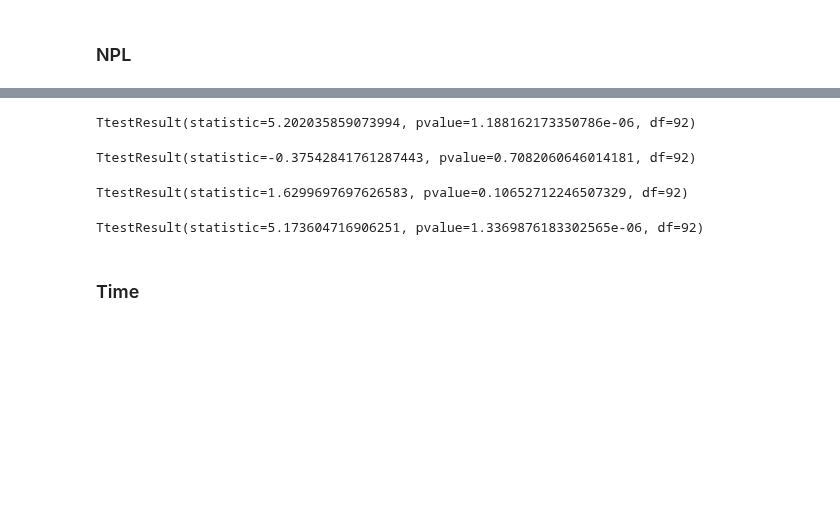
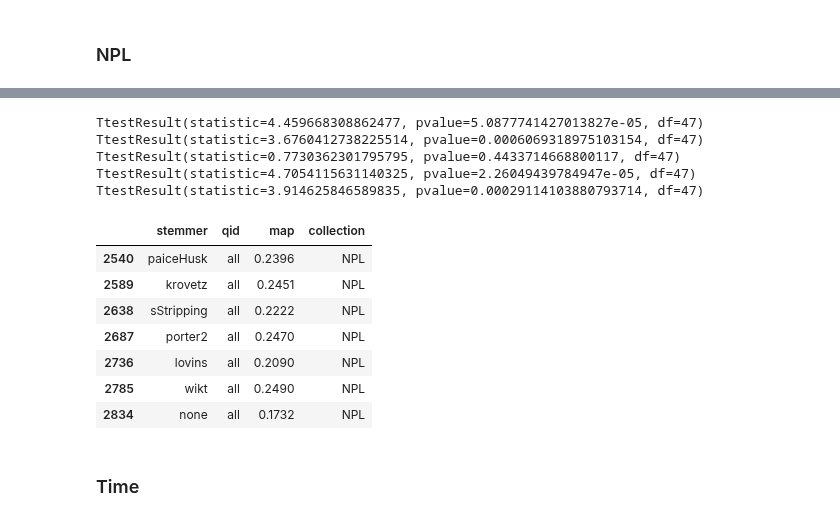
Before and after one commit to Axiomatic314/Stemming, a Jupyter notebook: preTrec/preTrec.ipynb, the cells around one changed output, grey strips where cells are left out. Drawn from its saved outputs; the diff is of its cells as text; code cells hidden in the pictures; blank space fills up the shorter version.

```diff
--- a/preTrec/preTrec.ipynb
+++ b/preTrec/preTrec.ipynb
@@ -247,30 +317,38 @@ TtestResult(statistic=4.975075546162294, pvalue=3.020791280254699e-06, df=92)
-# %%
-#t-test between porter2 and none (best and worst)
-p = data[data["stemmer"] == "porter2"].loc[:,"map"].tolist()
-n = data[data["stemmer"] == "none"].loc[:,"map"].tolist()
-print(f"{stats.ttest_rel(p,n)}")
-# %% [output]
-TtestResult(statistic=5.202035859073994, pvalue=1.188162173350786e-06, df=92)
-# %%
-#t-test between wikt and porter2
-w = data[data["stemmer"] == "wikt"].loc[:,"map"].tolist()
-p = data[data["stemmer"] == "porter2"].loc[:,"map"].tolist()
-print(f"{stats.ttest_rel(w,p)}")
-# %% [output]
-TtestResult(statistic=-0.37542841761287443, pvalue=0.7082060646014181, df=92)
-# %%
-#t-test between porter2 and sStripping (best and lowest stemmer)
-p = data[data["stemmer"] == "porter2"].loc[:,"map"].tolist()
-s = data[data["stemmer"] == "sStripping"].loc[:,"map"].tolist()
-print(f"{stats.ttest_rel(p,s)}")
-# %% [output]
-TtestResult(statistic=1.6299697697626583, pvalue=0.10652712246507329, df=92)
-# %%
-#t-test between sStripping and none (lowest stemmer and none)
-s = data[data["stemmer"] == "sStripping"].loc[:,"map"].tolist()
-n = data[data["stemmer"] == "none"].loc[:,"map"].tolist()
-print(f"{stats.ttest_rel(s,n)}")
-# %% [output]
-TtestResult(statistic=5.173604716906251, pvalue=1.3369876183302565e-06, df=92)
+# %%
+target_data = data[data["collection"] == "NPL"]
+
+s = target_data[target_data["stemmer"] == "porter2"].loc[:,"map"].tolist()
+n = target_data[target_data["stemmer"] == "none"].loc[:,"map"].tolist()
+print(f"{stats.ttest_rel(s,n)}")
+s = target_data[target_data["stemmer"] == "paiceHusk"].loc[:,"map"].tolist()
+n = target_data[target_data["stemmer"] == "none"].loc[:,"map"].tolist()
+print(f"{stats.ttest_rel(s,n)}")
+s = target_data[target_data["stemmer"] == "porter2"].loc[:,"map"].tolist()
+n = target_data[target_data["stemmer"] == "paiceHusk"].loc[:,"map"].tolist()
+print(f"{stats.ttest_rel(s,n)}")
+s = target_data[target_data["stemmer"] == "wikt"].loc[:,"map"].tolist()
+n = target_data[target_data["stemmer"] == "none"].loc[:,"map"].tolist()
+print(f"{stats.ttest_rel(s,n)}")
+s = target_data[target_data["stemmer"] == "sStripping"].loc[:,"map"].tolist()
+n = target_data[target_data["stemmer"] == "none"].loc[:,"map"].tolist()
+print(f"{stats.ttest_rel(s,n)}")
+# %% [output]
+TtestResult(statistic=4.459668308862477, pvalue=5.0877741427013827e-05, df=47)
+TtestResult(statistic=3.6760412738225514, pvalue=0.0006069318975103154, df=47)
+TtestResult(statistic=0.7730362301795795, pvalue=0.4433714668800117, df=47)
+TtestResult(statistic=4.7054115631140325, pvalue=2.26049439784947e-05, df=47)
+TtestResult(statistic=3.914625846589835, pvalue=0.00029114103880793714, df=47)
+# %%
+target = data_avg[data_avg["collection"] == "NPL"]
+display(target)
+# %% [output]
+|  | stemmer | qid | map | collection |
+| 2540 | paiceHusk | all | 0.2396 | NPL |
+| 2589 | krovetz | all | 0.2451 | NPL |
+| 2638 | sStripping | all | 0.2222 | NPL |
+| 2687 | porter2 | all | 0.2470 | NPL |
+| 2736 | lovins | all | 0.2090 | NPL |
+| 2785 | wikt | all | 0.2490 | NPL |
+| 2834 | none | all | 0.1732 | NPL |
 # %% [markdown]
 ### Time
```
Also changed, not shown: parts of 3 cells of this notebook, 1 other file.
